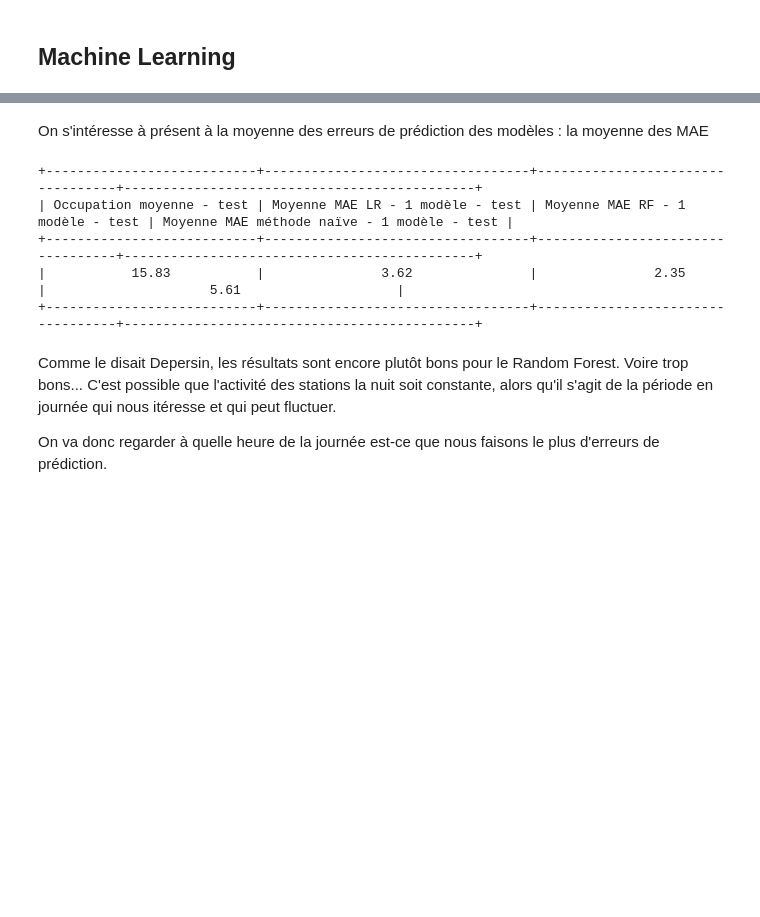
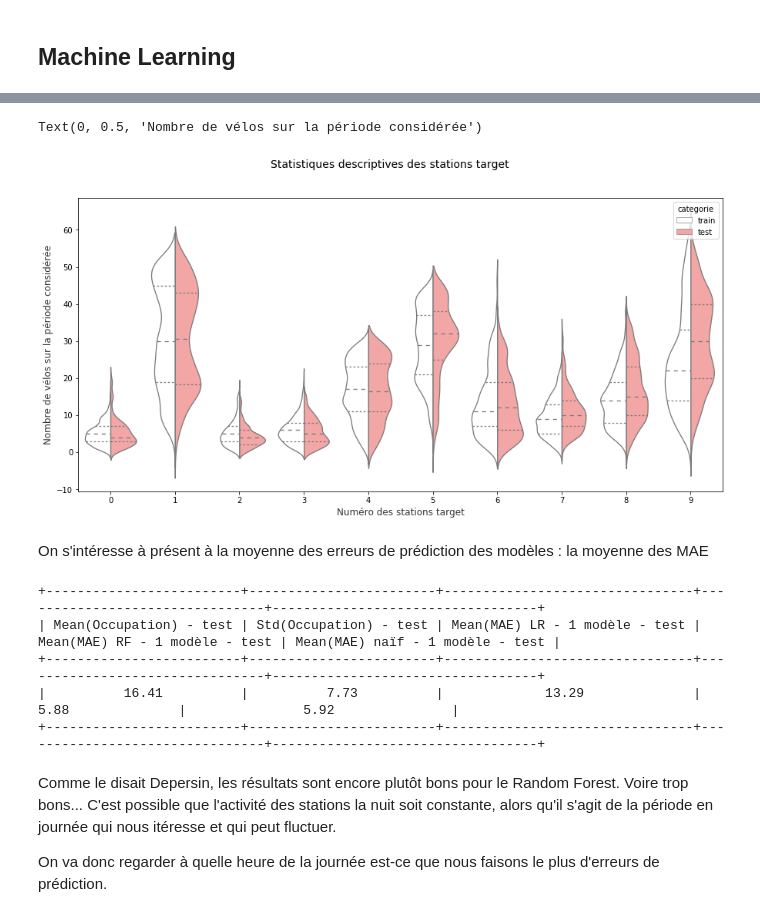
Before and after one commit to mathispuissant/StatApp, a Jupyter notebook: Modélisation spatiale.ipynb, the cells around one changed output, grey strips where cells are left out. Saved outputs shown, nothing was run; the diff lists cells and outputs as text; code cells hidden in the pictures; blank space fills up the shorter version.

Commit message:
violin plot

```diff
--- a/Modélisation spatiale.ipynb
+++ b/Modélisation spatiale.ipynb
@@ -358,0 +354,3 @@ Résultats des MAE sur le test
+# %%
+tous_les_dfs = pd.concat(les_dfs)
+tous_les_dfs
@@ -358,0 +371,10 @@ Résultats des MAE sur le test
+# %%
+f, ax = plt.subplots(1, 1, figsize=(15, 7))
+f.suptitle('Statistiques descriptives des stations target', fontsize=14)
+
+sns.violinplot(x = 'num_station_target', y = 'nb_velibs',data=tous_les_dfs, hue = 'categorie', split=True, inner='quart', linewidth=1.3, ax=ax, palette={'test': '#FF9999', 'train': 'white'})
+ax.set_xlabel("Numéro des stations target",size = 12,alpha=0.8)
+ax.set_ylabel("Nombre de vélos sur la période considérée",size = 12,alpha=0.8)
+# %% [output]
+Text(0, 0.5, 'Nombre de vélos sur la période considérée')
+[figure, added]
@@ -361,9 +414,10 @@ On s'intéresse à présent à la moyenne des erreurs de prédiction des modèle
 # %%
 ptbl1 = PrettyTable()
 #ptbl.field_names = ["Occupation moyenne des stations cibles", "Moyenne MAE LR", "Moyenne MAE RF", "Moyenne MAE méthode naïve"]
-ptbl1.field_names = ["Occupation moyenne - test", "Moyenne MAE LR - 1 modèle - test", "Moyenne MAE RF - 1 modèle - test", "Moyenne MAE méthode naïve - 1 modèle - test"]
+ptbl1.field_names = ["Mean(Occupation) - test", "Std(Occupation) - test","Mean(MAE) LR - 1 modèle - test", "Mean(MAE) RF - 1 modèle - test", "Mean(MAE) naïf - 1 modèle - test"]
 
 mean_occupation1 = 0
+mean_std_occupation1 = 0
 mean_MAE_lr = 0
 mean_MAE_rf = 0
 mean_MAE_naif = 0
@@ -371,25 +425,27 @@ mean_MAE_naif = 0
 # Parcourir le dictionnaire des résultats pour calculer la moyenne des indicateurs
 for key, item in resultats.items():
     mean_occupation1 += resultats[key][9]
+    mean_std_occupation1 += resultats[key][15]
     mean_MAE_lr += resultats[key][4]
     mean_MAE_rf += resultats[key][6]
     mean_MAE_naif += resultats[key][8]
 
 # On divise par le nombre total de stations tests pour obtenir la moyenne
 mean_occupation1 = round(mean_occupation1/len(resultats),2)
+mean_std_occupation1 = round(mean_std_occupation1/len(resultats),2)
 mean_MAE_lr = round(mean_MAE_lr/len(resultats),2)
 mean_MAE_rf = round(mean_MAE_rf/len(resultats),2)
 mean_MAE_naif = round(mean_MAE_naif/len(resultats),2)
 
 # Visualisation des performances avec Prettytable
-ptbl1.add_row([mean_occupation1, mean_MAE_lr, mean_MAE_rf, mean_MAE_naif])
+ptbl1.add_row([mean_occupation1, mean_std_occupation1, mean_MAE_lr, mean_MAE_rf, mean_MAE_naif])
 print(ptbl1)
 # %% [output]
-+---------------------------+----------------------------------+----------------------------------+---------------------------------------------+
-| Occupation moyenne - test | Moyenne MAE LR - 1 modèle - test | Moyenne MAE RF - 1 modèle - test | Moyenne MAE méthode naïve - 1 modèle - test |
-+---------------------------+----------------------------------+----------------------------------+---------------------------------------------+
-|           15.83           |               3.62               |               2.35               |                     5.61                    |
-+---------------------------+----------------------------------+----------------------------------+---------------------------------------------+
++-------------------------+------------------------+--------------------------------+--------------------------------+----------------------------------+
+| Mean(Occupation) - test | Std(Occupation) - test | Mean(MAE) LR - 1 modèle - test | Mean(MAE) RF - 1 modèle - test | Mean(MAE) naïf - 1 modèle - test |
++-------------------------+------------------------+--------------------------------+--------------------------------+----------------------------------+
+|          16.41          |          7.73          |             13.29              |              5.88              |               5.92               |
++-------------------------+------------------------+--------------------------------+--------------------------------+----------------------------------+
 # %% [markdown]
 Comme le disait Depersin, les résultats sont encore plutôt bons pour le Random Forest. Voire trop bons... C'est possible que l'activité des stations la nuit soit constante, alors qu'il s'agit de la période en journée qui nous itéresse et qui peut fluctuer.
 
```
Also changed, not shown: parts of 52 cells of this notebook.
